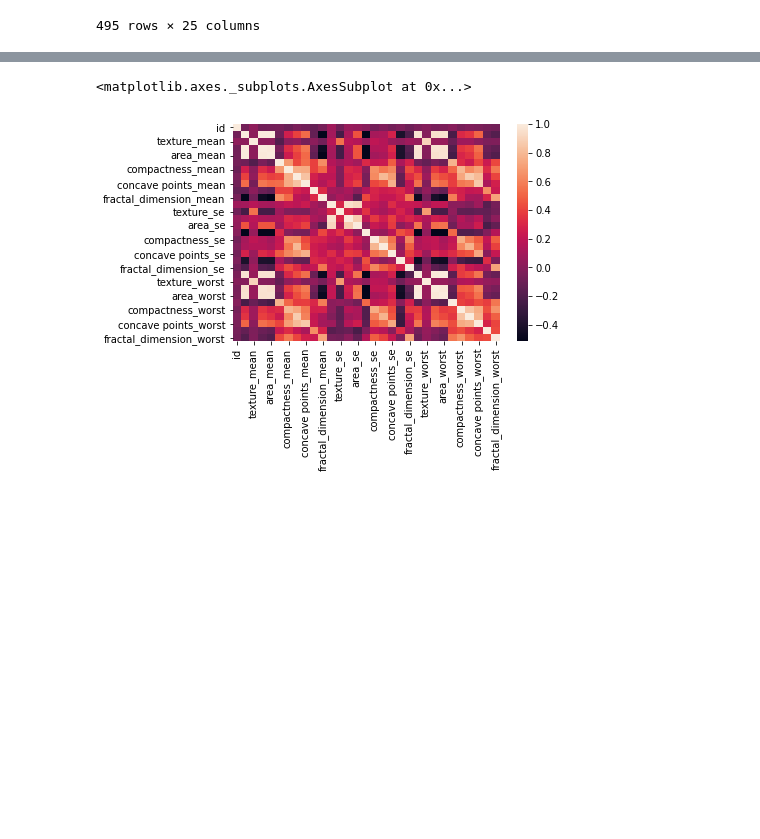
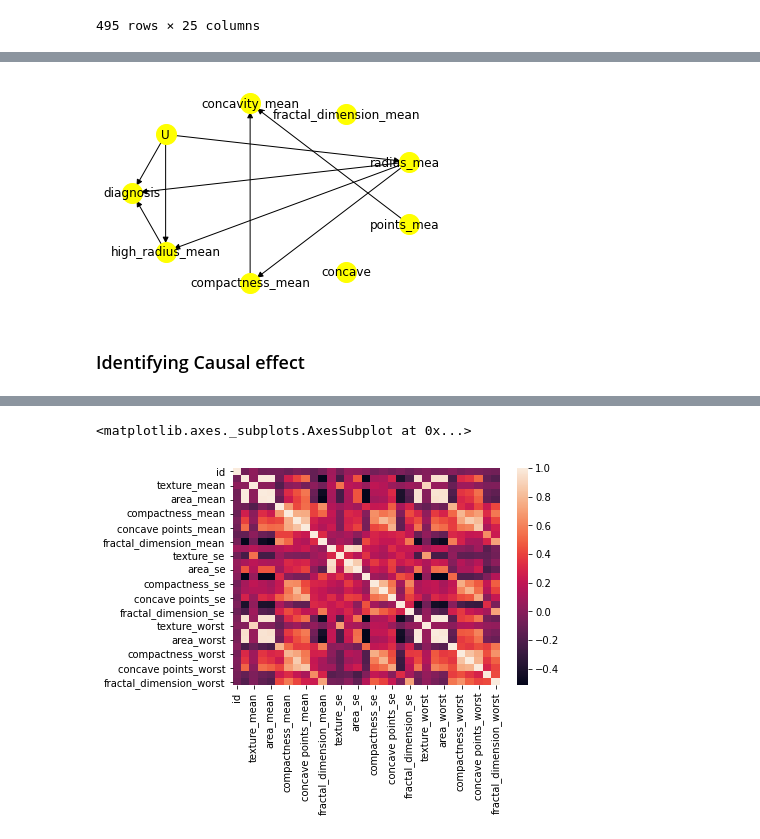
Before and after one commit to Blvisse/Breast-Cancer-Causality, a Jupyter notebook: Modelling.ipynb, the cells around one changed output, grey strips where cells are left out. Saved outputs shown, nothing was run; the diff lists cells and outputs as text; code cells hidden in the pictures; blank space fills up the shorter version.

Commit message:
First causality test

```diff
--- a/Modelling.ipynb
+++ b/Modelling.ipynb
@@ -47,0 +98,2 @@ data
+# %%
+mean_training=data[['diagnosis','high_radius_mean','compactness_mean','concave points_mean','radius_mean','fractal_dimension_mean','concavity_mean']].copy()
@@ -47,0 +121,46 @@ data
+# %%
+#the causal graph
+causal_graph= """
+digraph {
+
+diagnosis;me
+ high_radius_mean;
+ compactness_mean;
+ concave points_mean;
+ radius_mean;
+ fractal_dimension_mean;
+ concavity_mean;
+ U[label="Unobserved Confounders"];
+ radius_mean->compactness_mean;
+ concave points_mean ->concavity_mean;
+ radius_mean->high_radius_mean;
+ compactness_mean->concavity_mean;
+ U->diagnosis;U->radius_mean;U->high_radius_mean;
+ high_radius_mean->diagnosis;radius_mean->diagnosis;
+
+
+
+
+
+
+
+
+
+
+}
+
+
+
+
+
+
+
+"""
+# %%
+#we now create a causal model based on the diagraph above
+model=CausalModel(data=mean_training,graph=causal_graph.replace("\n"," "),treatment='high_radius_mean',outcome='diagnosis')
+model.view_model()
+# %% [output]
+[figure, added]
+# %% [markdown]
+### Identifying Causal effect
```
Also changed, not shown: parts of 38 cells of this notebook.
